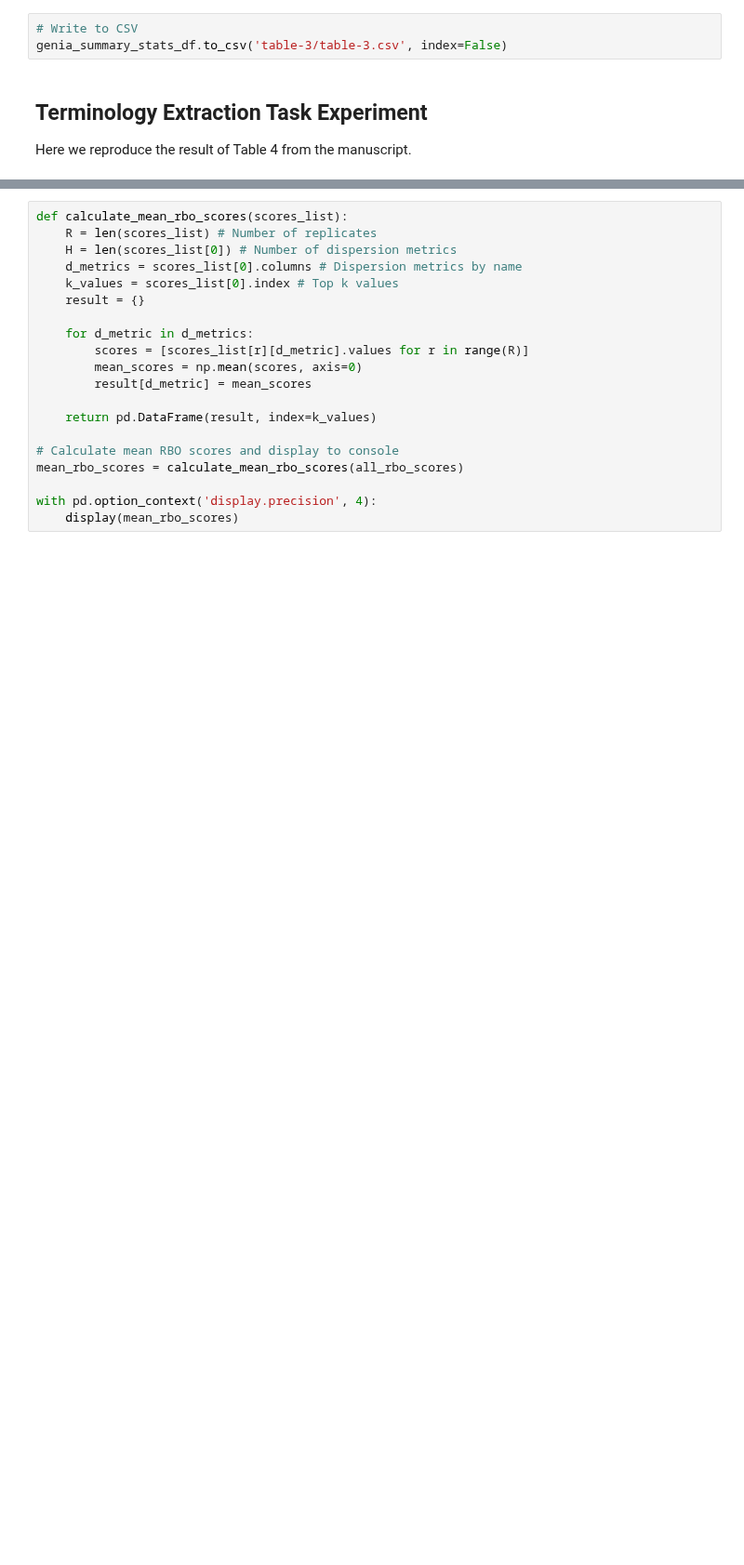
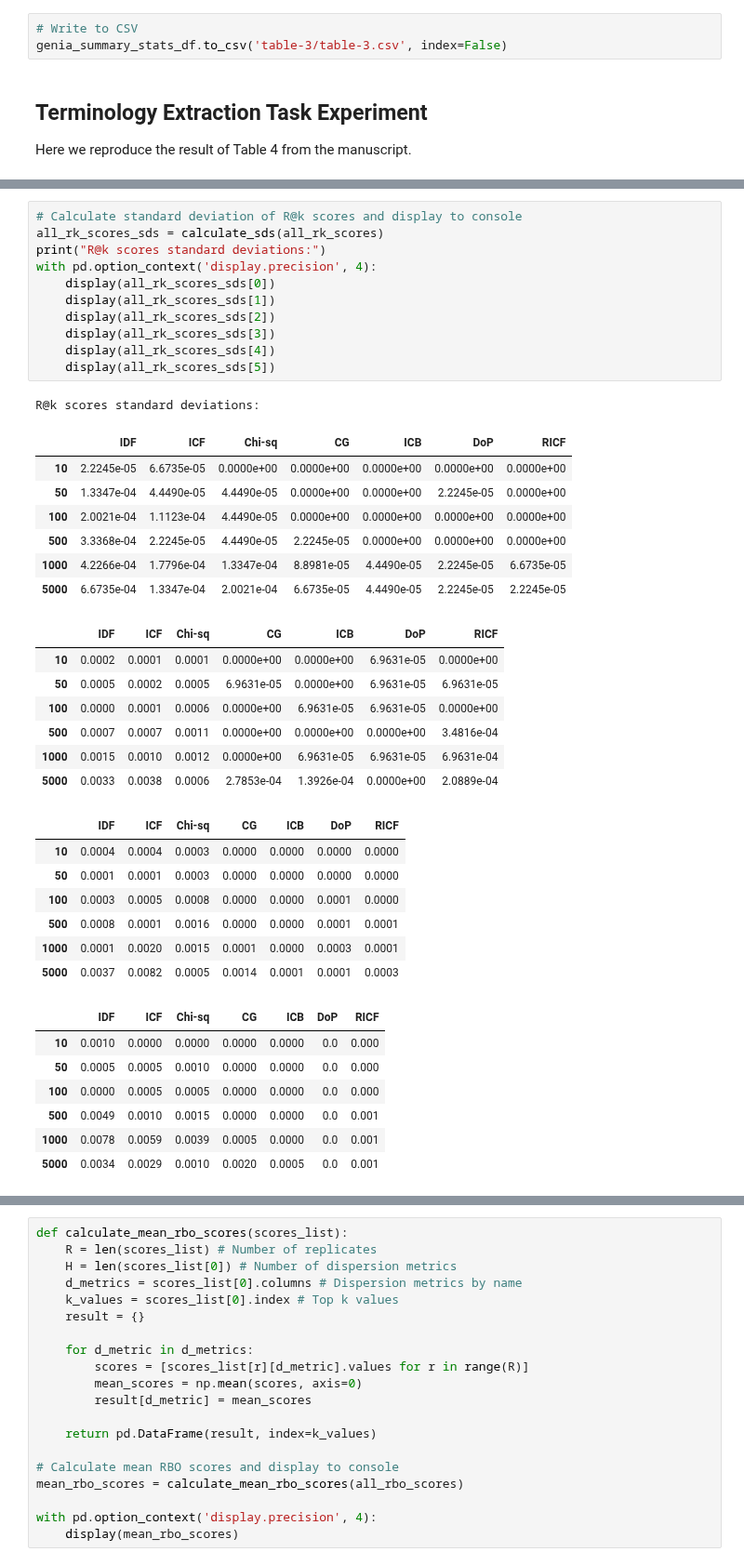
Before and after one commit to Sheridan-Stable/bursty-term-measure, a Jupyter notebook: genia/3-tables/tables.ipynb, the cells around one changed output, grey strips where cells are left out. Shown at 93% size. Cells and saved outputs as stored; diff of their text form; blank space fills up the shorter version.

```diff
--- a/genia/3-tables/tables.ipynb
+++ b/genia/3-tables/tables.ipynb
@@ -460,0 +590,41 @@ Mean P@k scores:
+# %%
+# Calculate standard deviation of R@k scores and display to console
+all_rk_scores_sds = calculate_sds(all_rk_scores)
+print("R@k scores standard deviations:")
+with pd.option_context('display.precision', 4):
+    display(all_rk_scores_sds[0])
+    display(all_rk_scores_sds[1])
+    display(all_rk_scores_sds[2])
+    display(all_rk_scores_sds[3])
+    display(all_rk_scores_sds[4])
+    display(all_rk_scores_sds[5])
+# %% [output]
+R@k scores standard deviations:
+|  | IDF | ICF | Chi-sq | CG | ICB | DoP | RICF |
+| 10 | 2.2245e-05 | 6.6735e-05 | 0.0000e+00 | 0.0000e+00 | 0.0000e+00 | 0.0000e+00 | 0.0000e+00 |
+| 50 | 1.3347e-04 | 4.4490e-05 | 4.4490e-05 | 0.0000e+00 | 0.0000e+00 | 2.2245e-05 | 0.0000e+00 |
+| 100 | 2.0021e-04 | 1.1123e-04 | 4.4490e-05 | 0.0000e+00 | 0.0000e+00 | 0.0000e+00 | 0.0000e+00 |
+| 500 | 3.3368e-04 | 2.2245e-05 | 4.4490e-05 | 2.2245e-05 | 0.0000e+00 | 0.0000e+00 | 0.0000e+00 |
+| 1000 | 4.2266e-04 | 1.7796e-04 | 1.3347e-04 | 8.8981e-05 | 4.4490e-05 | 2.2245e-05 | 6.6735e-05 |
+| 5000 | 6.6735e-04 | 1.3347e-04 | 2.0021e-04 | 6.6735e-05 | 4.4490e-05 | 2.2245e-05 | 2.2245e-05 |
+|  | IDF | ICF | Chi-sq | CG | ICB | DoP | RICF |
+| 10 | 0.0002 | 0.0001 | 0.0001 | 0.0000e+00 | 0.0000e+00 | 6.9631e-05 | 0.0000e+00 |
+| 50 | 0.0005 | 0.0002 | 0.0005 | 6.9631e-05 | 0.0000e+00 | 6.9631e-05 | 6.9631e-05 |
+| 100 | 0.0000 | 0.0001 | 0.0006 | 0.0000e+00 | 6.9631e-05 | 6.9631e-05 | 0.0000e+00 |
+| 500 | 0.0007 | 0.0007 | 0.0011 | 0.0000e+00 | 0.0000e+00 | 0.0000e+00 | 3.4816e-04 |
+| 1000 | 0.0015 | 0.0010 | 0.0012 | 0.0000e+00 | 6.9631e-05 | 6.9631e-05 | 6.9631e-04 |
+| 5000 | 0.0033 | 0.0038 | 0.0006 | 2.7853e-04 | 1.3926e-04 | 0.0000e+00 | 2.0889e-04 |
+|  | IDF | ICF | Chi-sq | CG | ICB | DoP | RICF |
+| 10 | 0.0004 | 0.0004 | 0.0003 | 0.0000 | 0.0000 | 0.0000 | 0.0000 |
+| 50 | 0.0001 | 0.0001 | 0.0003 | 0.0000 | 0.0000 | 0.0000 | 0.0000 |
+| 100 | 0.0003 | 0.0005 | 0.0008 | 0.0000 | 0.0000 | 0.0001 | 0.0000 |
+| 500 | 0.0008 | 0.0001 | 0.0016 | 0.0000 | 0.0000 | 0.0001 | 0.0001 |
+| 1000 | 0.0001 | 0.0020 | 0.0015 | 0.0001 | 0.0000 | 0.0003 | 0.0001 |
+| 5000 | 0.0037 | 0.0082 | 0.0005 | 0.0014 | 0.0001 | 0.0001 | 0.0003 |
+|  | IDF | ICF | Chi-sq | CG | ICB | DoP | RICF |
+| 10 | 0.0010 | 0.0000 | 0.0000 | 0.0000 | 0.0000 | 0.0 | 0.000 |
+| 50 | 0.0005 | 0.0005 | 0.0010 | 0.0000 | 0.0000 | 0.0 | 0.000 |
+| 100 | 0.0000 | 0.0005 | 0.0005 | 0.0000 | 0.0000 | 0.0 | 0.000 |
+| 500 | 0.0049 | 0.0010 | 0.0015 | 0.0000 | 0.0000 | 0.0 | 0.001 |
+| 1000 | 0.0078 | 0.0059 | 0.0039 | 0.0005 | 0.0000 | 0.0 | 0.001 |
+| 5000 | 0.0034 | 0.0029 | 0.0010 | 0.0020 | 0.0005 | 0.0 | 0.001 |
```
Also changed, not shown: parts of 9 cells of this notebook.
